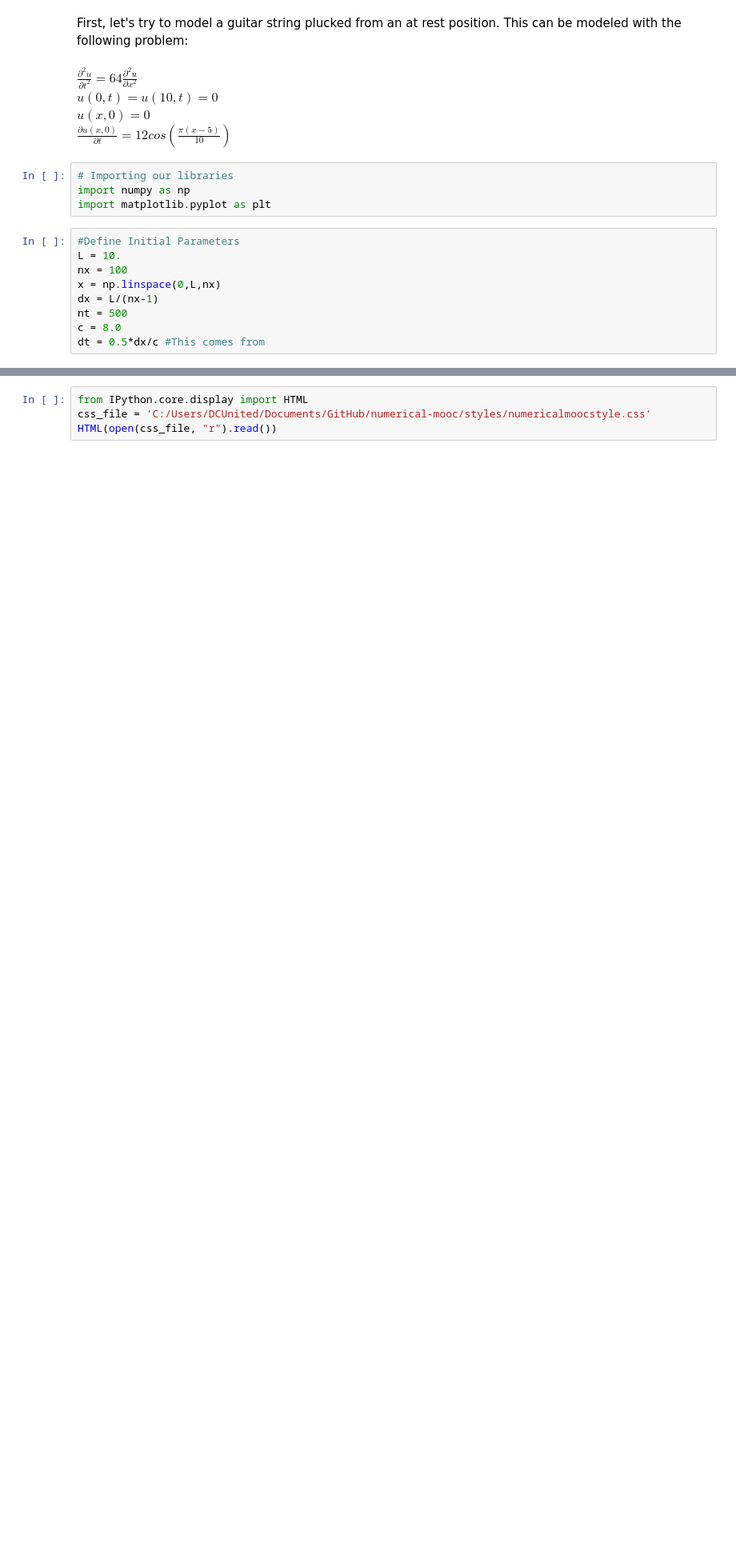
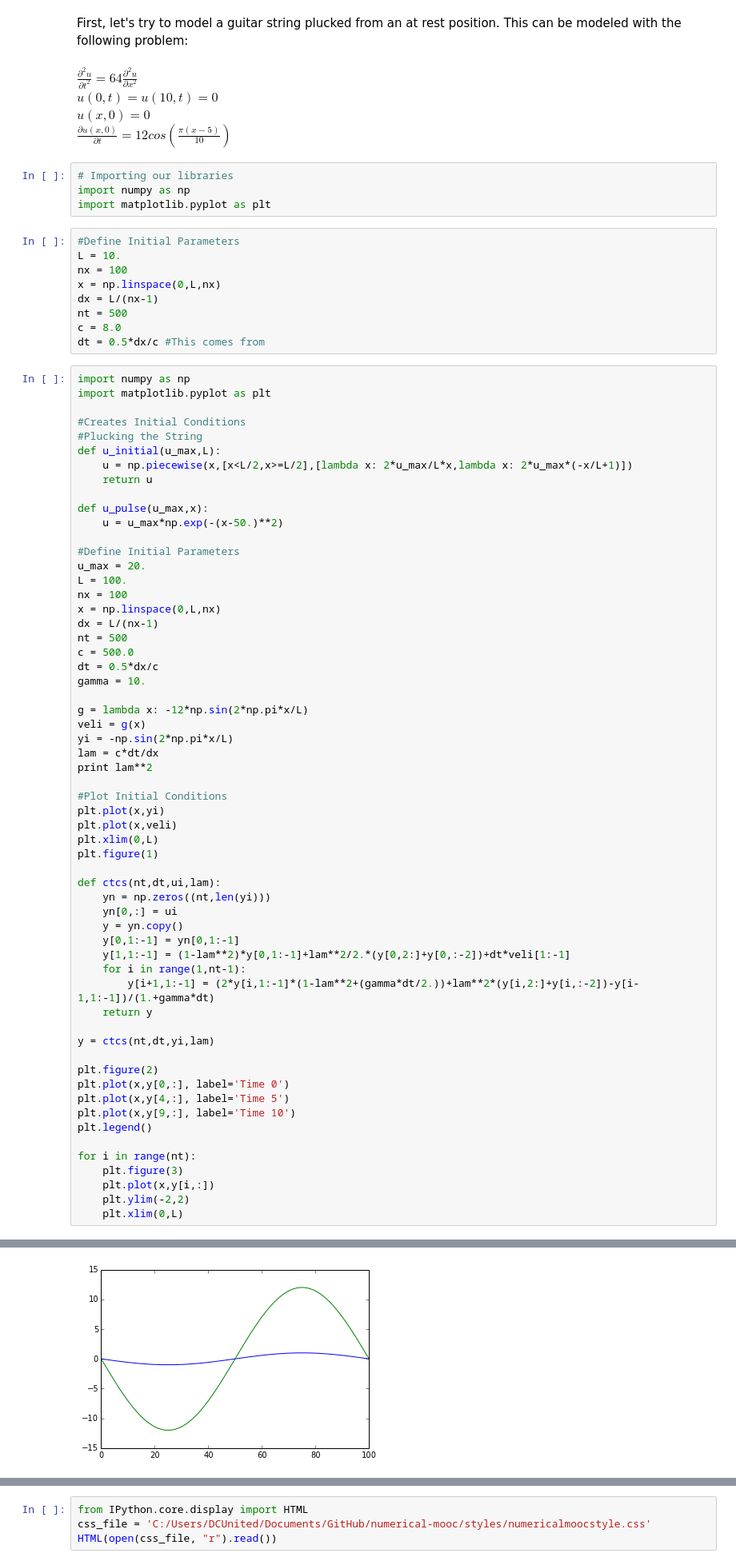
Before and after one commit to LTChaseJohnson/MAE6286, a Jupyter notebook: final project.ipynb, the cells around one changed output, grey strips where cells are left out. Shown at 80% size. Drawn from its saved outputs; the diff is of its cells as text; blank space fills up the shorter version.

```diff
--- a/final project.ipynb
+++ b/final project.ipynb
@@ -84,3 +84,63 @@ dx = L/(nx-1)
 nt = 500
 c = 8.0
 dt = 0.5*dx/c #This comes from
+# %%
+import numpy as np
+import matplotlib.pyplot as plt
+
+#Creates Initial Conditions
+#Plucking the String
+def u_initial(u_max,L):
+    u = np.piecewise(x,[x<L/2,x>=L/2],[lambda x: 2*u_max/L*x,lambda x: 2*u_max*(-x/L+1)])
+    return u
+
+def u_pulse(u_max,x):
+    u = u_max*np.exp(-(x-50.)**2)
+
+#Define Initial Parameters
+u_max = 20.
+L = 100.
+nx = 100
+x = np.linspace(0,L,nx)
+dx = L/(nx-1)
+nt = 500
+c = 500.0
+dt = 0.5*dx/c
+gamma = 10.
+
+g = lambda x: -12*np.sin(2*np.pi*x/L)
+veli = g(x)
+yi = -np.sin(2*np.pi*x/L)
+lam = c*dt/dx
+print lam**2
+
+#Plot Initial Conditions
+plt.plot(x,yi)
+plt.plot(x,veli)
+plt.xlim(0,L)
+plt.figure(1)
+
+def ctcs(nt,dt,ui,lam):
+    yn = np.zeros((nt,len(yi)))
+    yn[0,:] = ui
+    y = yn.copy()
+    y[0,1:-1] = yn[0,1:-1]
+    y[1,1:-1] = (1-lam**2)*y[0,1:-1]+lam**2/2.*(y[0,2:]+y[0,:-2])+dt*veli[1:-1]
+    for i in range(1,nt-1):
+        y[i+1,1:-1] = (2*y[i,1:-1]*(1-lam**2+(gamma*dt/2.))+lam**2*(y[i,2:]+y[i,:-2])-y[i-1,1:-1])/(1.+gamma*dt)
+    return y
+
+y = ctcs(nt,dt,yi,lam)
+
+plt.figure(2)
+plt.plot(x,y[0,:], label='Time 0')
+plt.plot(x,y[4,:], label='Time 5')
+plt.plot(x,y[9,:], label='Time 10')
+plt.legend()
+
+for i in range(nt):
+    plt.figure(3)
+    plt.plot(x,y[i,:])
+    plt.ylim(-2,2)
+    plt.xlim(0,L)
+# %% [output]
@@ -86,0 +148 @@ dt = 0.5*dx/c #This comes from
+[figure, added]
```
Also changed, not shown: parts of 2 cells of this notebook, 1 other file.
